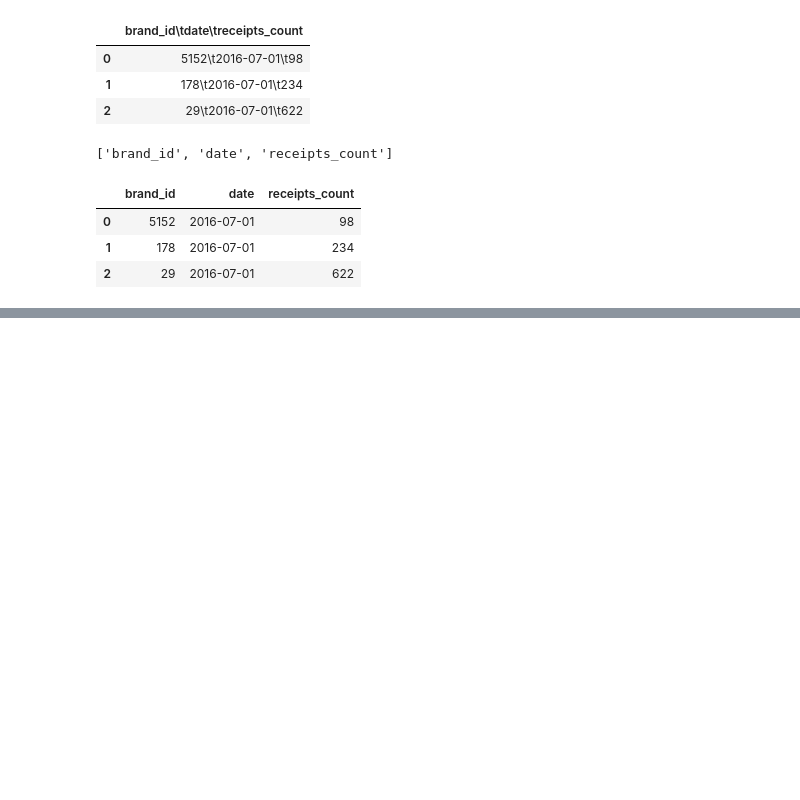
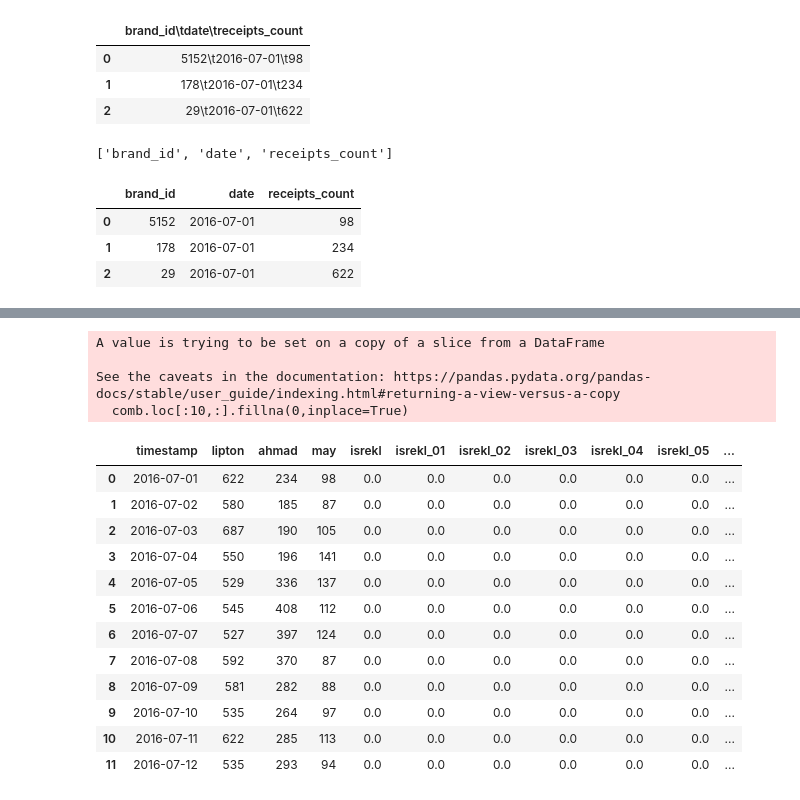
Before and after one commit to sawa25/project_8_2Y, a Jupyter notebook: lipton.ipynb, the cells around one changed output, grey strips where cells are left out. Cells and saved outputs as stored; diff of their text form; code cells hidden in the pictures; blank space fills up the shorter version.

```diff
--- a/lipton.ipynb
+++ b/lipton.ipynb
@@ -37,0 +140,6 @@ memory usage: 10.9+ KB
+# %%
+#расширить данные новыми признаками
+tv=tvshow.drop(['date','receipts_count'],axis=1)
+tv['isrekl']=1
+comb=comb.merge(tv,how='left',on='timestamp')
+comb.head(4)
@@ -37,0 +152,4 @@ memory usage: 10.9+ KB
+# %%
+#датасет со столбцом 'isrekl' 1/0- была/не было передачи что,где когда
+comb.loc[comb['isrekl'].isnull(),['isrekl']]=0
+comb.query('timestamp> "2016-09-20"') #просто посмотреть
@@ -37,0 +170,7 @@ memory usage: 10.9+ KB
+# %%
+#добавить новые признаки (от 1 до 9 дней назад была передача)
+for i in range(1,10):
+    comb[f'isrekl_{i:0>2}'] = comb.isrekl.shift(i)
+#добавить сумму продаж по всем чаям для оценки, если предпочтения покупателей смещаются в пределах разных чаев, но общее количество не сильно меняется
+comb['sumlam'] = comb[['lipton','ahmad','may']].sum(axis=1)
+comb.query('timestamp> "2016-09-21"')
@@ -37,0 +191,22 @@ memory usage: 10.9+ KB
+# %%
+#убрать наны для лагов
+comb.loc[:10,:].fillna(0,inplace=True)
+comb.head(12)
+# %% [output]
+A value is trying to be set on a copy of a slice from a DataFrame
+
+See the caveats in the documentation: https://pandas.pydata.org/pandas-docs/stable/user_guide/indexing.html#returning-a-view-versus-a-copy
+  comb.loc[:10,:].fillna(0,inplace=True)
+|  | timestamp | lipton | ahmad | may | isrekl | isrekl_01 | isrekl_02 | isrekl_03 | isrekl_04 | isrekl_05 | ... |
+| 0 | 2016-07-01 | 622 | 234 | 98 | 0.0 | 0.0 | 0.0 | 0.0 | 0.0 | 0.0 | ... |
+| 1 | 2016-07-02 | 580 | 185 | 87 | 0.0 | 0.0 | 0.0 | 0.0 | 0.0 | 0.0 | ... |
+| 2 | 2016-07-03 | 687 | 190 | 105 | 0.0 | 0.0 | 0.0 | 0.0 | 0.0 | 0.0 | ... |
+| 3 | 2016-07-04 | 550 | 196 | 141 | 0.0 | 0.0 | 0.0 | 0.0 | 0.0 | 0.0 | ... |
+| 4 | 2016-07-05 | 529 | 336 | 137 | 0.0 | 0.0 | 0.0 | 0.0 | 0.0 | 0.0 | ... |
+| 5 | 2016-07-06 | 545 | 408 | 112 | 0.0 | 0.0 | 0.0 | 0.0 | 0.0 | 0.0 | ... |
+| 6 | 2016-07-07 | 527 | 397 | 124 | 0.0 | 0.0 | 0.0 | 0.0 | 0.0 | 0.0 | ... |
+| 7 | 2016-07-08 | 592 | 370 | 87 | 0.0 | 0.0 | 0.0 | 0.0 | 0.0 | 0.0 | ... |
+| 8 | 2016-07-09 | 581 | 282 | 88 | 0.0 | 0.0 | 0.0 | 0.0 | 0.0 | 0.0 | ... |
+| 9 | 2016-07-10 | 535 | 264 | 97 | 0.0 | 0.0 | 0.0 | 0.0 | 0.0 | 0.0 | ... |
+| 10 | 2016-07-11 | 622 | 285 | 113 | 0.0 | 0.0 | 0.0 | 0.0 | 0.0 | 0.0 | ... |
+| 11 | 2016-07-12 | 535 | 293 | 94 | 0.0 | 0.0 | 0.0 | 0.0 | 0.0 | 0.0 | ... |
```
Also changed, not shown: parts of 22 cells of this notebook.
